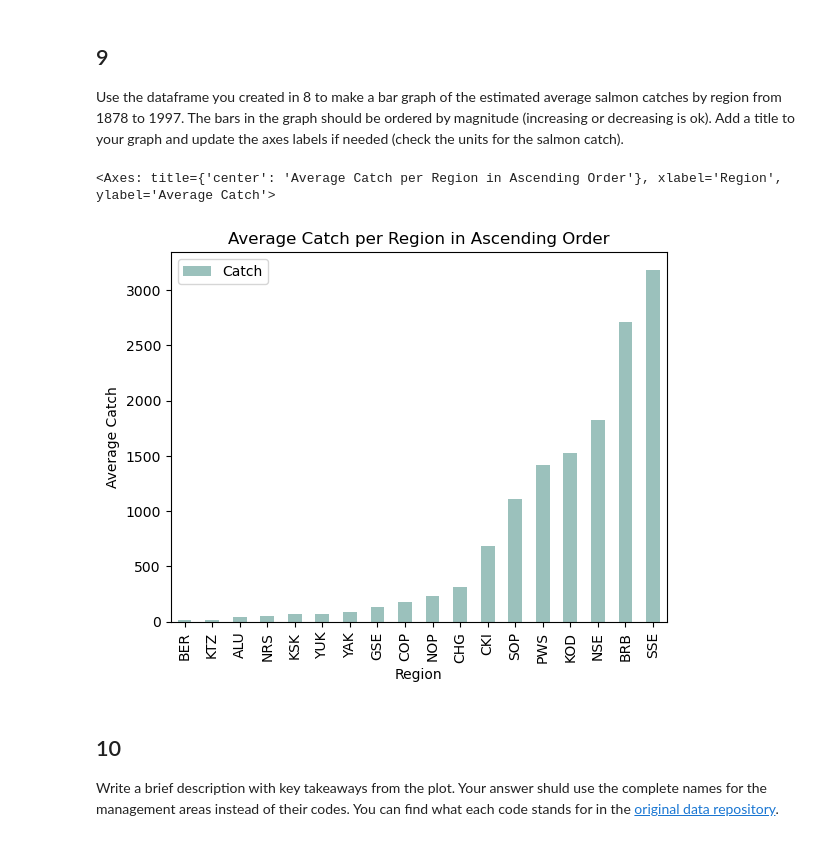
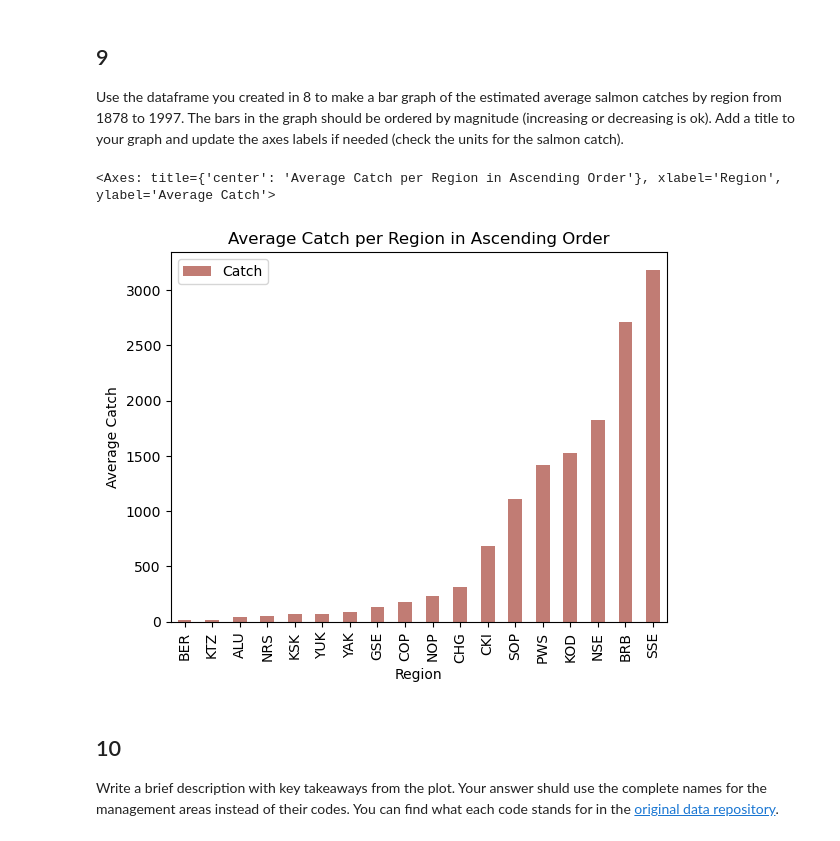
Before and after one commit to sofiiir/eds220-hwk2, a Jupyter notebook: task2/hwk2-task2-salmon.ipynb, the cells around one changed output. Cells and saved outputs as stored; diff of their text form; code cells hidden in the pictures.

```diff
--- a/task2/hwk2-task2-salmon.ipynb
+++ b/task2/hwk2-task2-salmon.ipynb
@@ -328,12 +327,12 @@ Use the dataframe you created in 8 to make a bar graph of the estimated average
 # %%
 avg_region.plot(kind = 'bar',
                y = 'Catch',
                title = 'Average Catch per Region in Ascending Order',
                ylabel = 'Average Catch',
-               color = '#9BC1BC')
+               color = '#C17C74')
 # %% [output]
 <Axes: title={'center': 'Average Catch per Region in Ascending Order'}, xlabel='Region', ylabel='Average Catch'>
-[figure, old version]
+[figure, new version]
 # %% [markdown]
 <!-- END QUESTION -->
 
```
Also changed, not shown: parts of 3 cells of this notebook.
